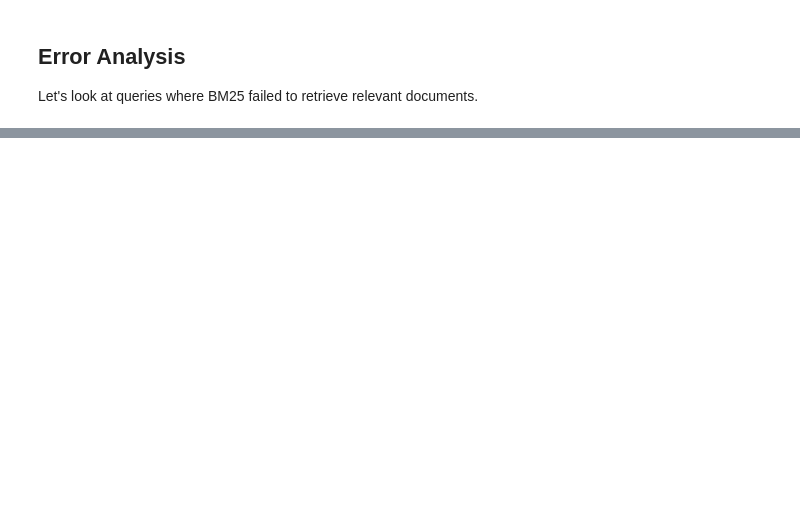
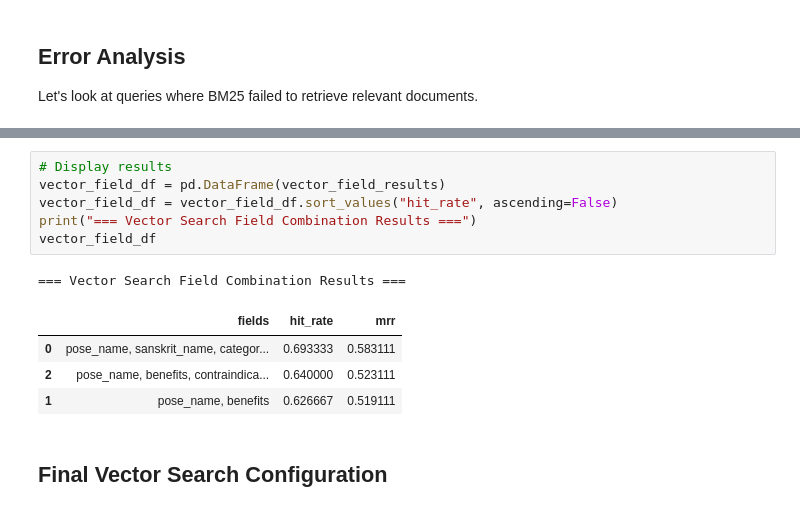
Before and after one commit to Ramsi-K/yoga-assistant-knowledge-rag, a Jupyter notebook: notebooks/retrieval-experiments.ipynb, the cells around one changed output, grey strips where cells are left out. Saved outputs shown, nothing was run; the diff lists cells and outputs as text; blank space fills up the shorter version.

```diff
--- a/notebooks/retrieval-experiments.ipynb
+++ b/notebooks/retrieval-experiments.ipynb
@@ -776,0 +1411,14 @@ for i, failure in enumerate(failed_queries[:5], 1):
+# %%
+# Display results
+vector_field_df = pd.DataFrame(vector_field_results)
+vector_field_df = vector_field_df.sort_values("hit_rate", ascending=False)
+print("=== Vector Search Field Combination Results ===")
+vector_field_df
+# %% [output]
+=== Vector Search Field Combination Results ===
+|  | fields | hit_rate | mrr |
+| 0 | pose_name, sanskrit_name, categor... | 0.693333 | 0.583111 |
+| 2 | pose_name, benefits, contraindica... | 0.640000 | 0.523111 |
+| 1 | pose_name, benefits | 0.626667 | 0.519111 |
+# %% [markdown]
+## Final Vector Search Configuration
```
Also changed, not shown: parts of 34 cells of this notebook, 3 other files.
